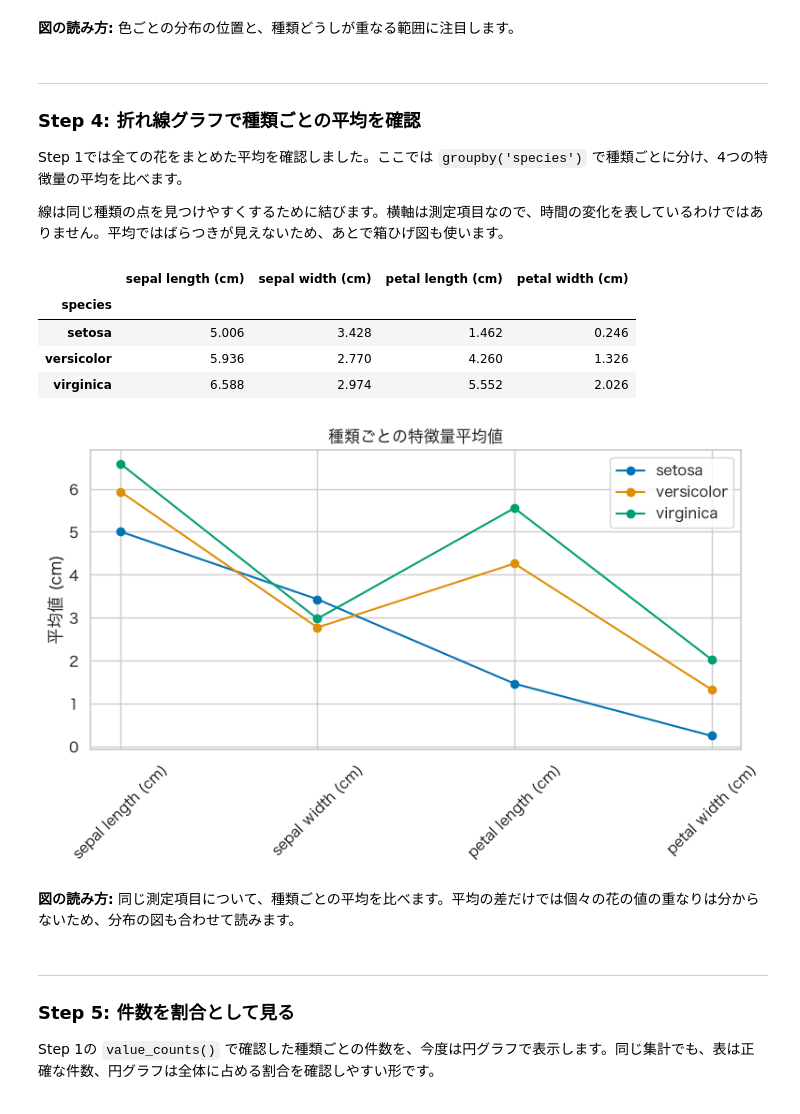
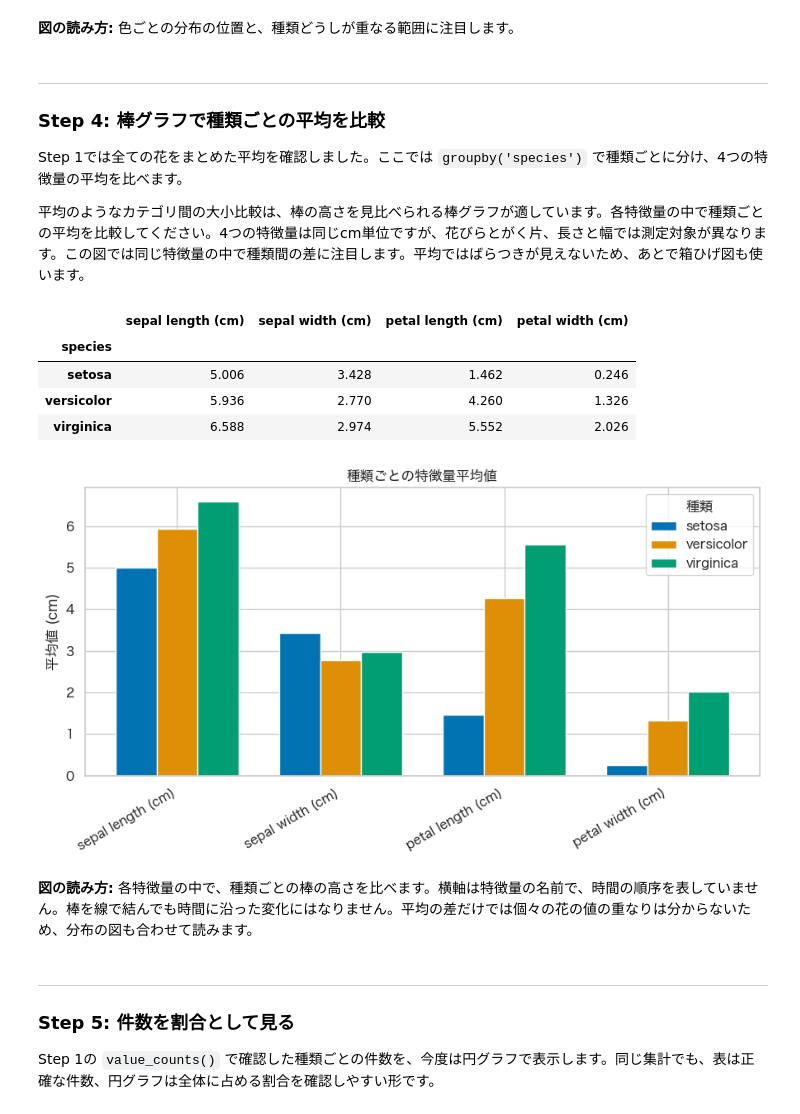
Before and after one commit to KazuhisaFujita/MachineLearning_training, a Jupyter notebook: notebook/lesson02_eda_template.ipynb, the cells around one changed output. Cells and saved outputs as stored; diff of their text form; code cells hidden in the pictures.

```diff
--- a/notebook/lesson02_eda_template.ipynb
+++ b/notebook/lesson02_eda_template.ipynb
@@ -548,55 +590,54 @@ plt.show()
 # %% [markdown]
 ---
 
-### Step 4: 折れ線グラフで種類ごとの平均を確認
+### Step 4: 棒グラフで種類ごとの平均を比較
 
 Step 1では全ての花をまとめた平均を確認しました。ここでは `groupby('species')` で種類ごとに分け、4つの特徴量の平均を比べます。
 
-線は同じ種類の点を見つけやすくするために結びます。横軸は測定項目なので、時間の変化を表しているわけではありません。平均ではばらつきが見えないため、あとで箱ひげ図も使います。
+平均のようなカテゴリ間の大小比較は、棒の高さを見比べられる棒グラフが適しています。各特徴量の中で種類ごとの平均を比較してください。4つの特徴量は同じcm単位ですが、花びらとがく片、長さと幅では測定対象が異なります。この図では同じ特徴量の中で種類間の差に注目します。平均ではばらつきが見えないため、あとで箱ひげ図も使います。
 # %%
-# ===== Step 4: 折れ線グラフ =====
-# 各種類の「特徴量の平均値」を折れ線グラフで比べます。
-# 折れ線グラフを使うと、複数の特徴量を1つの図で比較しやすくなります。
-# TODO: どの種類でどの特徴量に差が大きいかを確認する
+# ===== Step 4: 棒グラフ =====
+# 各種類の「特徴量の平均値」を、特徴量ごとに並べた棒グラフで比べます。
+# 同じ特徴量の中で、種類ごとの棒の高さを比較します。
+# TODO: どの特徴量で種類間の平均差が大きいかを確認する
 
-# groupby('species') で種類ごとにグループ分けし、
-# [iris.feature_names] で数値列だけを取り出し、
-# .mean() でその平均を計算しています。
+# groupby('species') で種類ごとにグループ分けし、数値列の平均を計算します。
 # 結果として「種類 × 特徴量」の表ができます。
 mean_by_species = df.groupby('species')[numeric_columns].mean().reindex(species_order)
 
 display(mean_by_species)  # 集計した表と図の値を照らし合わせる
 
-plt.figure(figsize=(8, 5))
+x = np.arange(len(mean_by_species.columns))  # 特徴量ごとの位置
+bar_width = 0.25  # 3種類の棒を横に並べる幅
 
-# 種類ごとに1本ずつ線を引きます。
-# mean_by_species.index には種類名（setosa, versicolor, virginica）が入っています。
-for species in mean_by_species.index:
-    # 横軸に特徴量の名前、縦軸にその種類の平均値を指定して線を引きます。
-    # marker='o' はデータ点に丸印をつける設定。label=species は凡例（グラフの色の説明）に種類名を表示します。
-    plt.plot(
-        mean_by_species.columns,
+plt.figure(figsize=(9, 5))
+
+# 種類ごとに、特徴量の位置を少しずつずらして棒を並べます。
+for i, species in enumerate(mean_by_species.index):
+    offset = (i - (len(mean_by_species.index) - 1) / 2) * bar_width
+    plt.bar(
+        x + offset,
         mean_by_species.loc[species],
-        marker='o',
+        width=bar_width,
         label=species,
         color=species_palette[species]
     )
 
 plt.title('種類ごとの特徴量平均値')
-plt.xticks(rotation=45)  # 横軸の文字を45度傾けて読みやすくします
-plt.legend()             # 凡例（色と種類名の対応）を表示します
+plt.xticks(x, mean_by_species.columns, rotation=30, ha='right')
+plt.legend(title='種類')
 plt.ylabel('平均値 (cm)')
-plt.tight_layout()       # グラフの要素が重ならないよう、余白を自動調整します
+plt.tight_layout()
 plt.show()
 # %% [output]
 |  | sepal length (cm) | sepal width (cm) | petal length (cm) | petal width (cm) |
 | species |  |  |  |  |
 | setosa | 5.006 | 3.428 | 1.462 | 0.246 |
 | versicolor | 5.936 | 2.770 | 4.260 | 1.326 |
 | virginica | 6.588 | 2.974 | 5.552 | 2.026 |
-[figure, old version]
+[figure, new version]
 # %% [markdown]
-**図の読み方:** 同じ測定項目について、種類ごとの平均を比べます。平均の差だけでは個々の花の値の重なりは分からないため、分布の図も合わせて読みます。
+**図の読み方:** 各特徴量の中で、種類ごとの棒の高さを比べます。横軸は特徴量の名前で、時間の順序を表していません。棒を線で結んでも時間に沿った変化にはなりません。平均の差だけでは個々の花の値の重なりは分からないため、分布の図も合わせて読みます。
 # %% [markdown]
 ---
 
```
Also changed, not shown: parts of 33 cells of this notebook, 3 other files.
